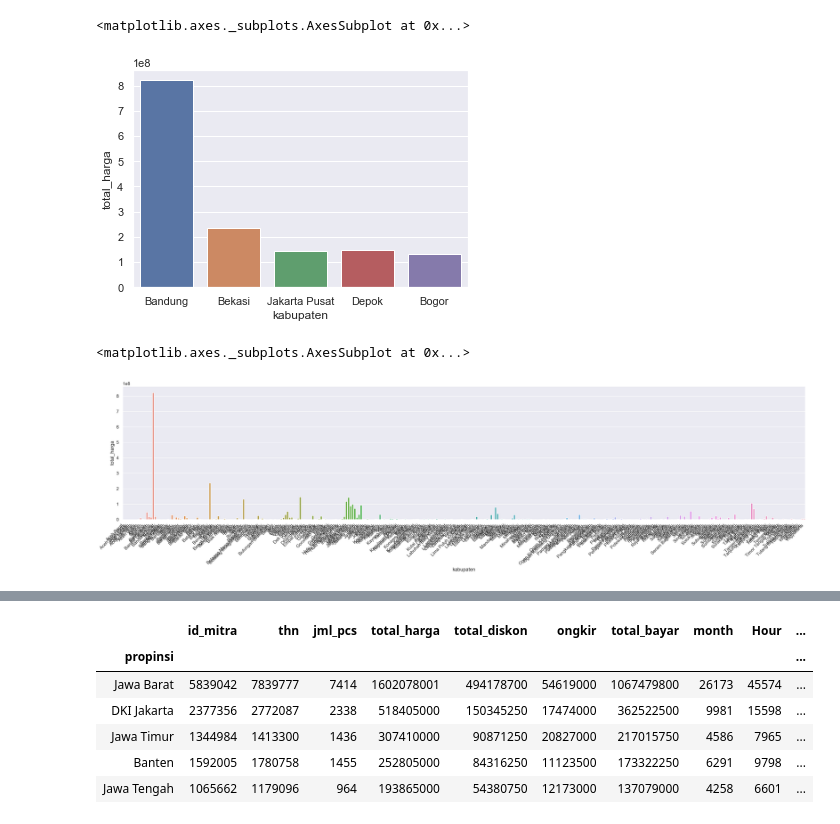
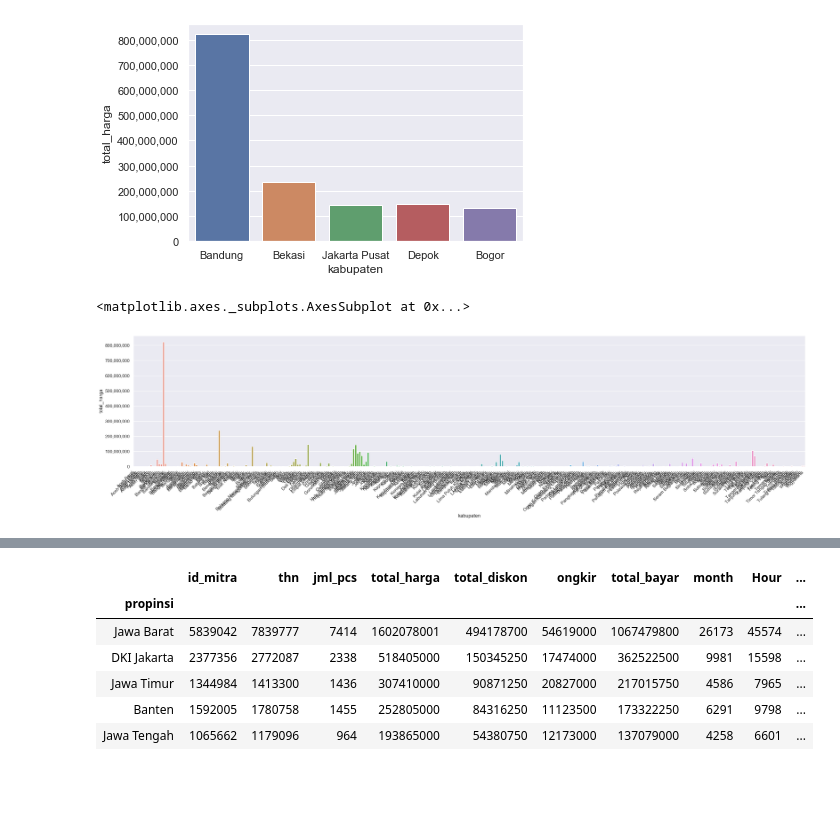
Before and after one commit to rifqisulistya/sales-analysis, a Jupyter notebook: Ammar.ipynb, the cells around one changed output, grey strips where cells are left out. Drawn from its saved outputs; the diff is of its cells as text; code cells hidden in the pictures; blank space fills up the shorter version.

```diff
--- a/Ammar.ipynb
+++ b/Ammar.ipynb
@@ -82,17 +85,18 @@ top5
 # %%
-sns.barplot(x=top5.index, y='total_harga', data=top5)
+top5_chart = sns.barplot(x=top5.index, y='total_harga', data=top5)
+top5_chart.get_yaxis().set_major_formatter(matplotlib.ticker.FuncFormatter(lambda x, p: format(int(x), ',')))
 # %% [output]
-<matplotlib.axes._subplots.AxesSubplot at 0x...>
-[figure, old version]
+[figure, new version]
 # %%
 figure(num=None, figsize=(30, 6), dpi=200, facecolor='w', edgecolor='k')
 kab_chart = sns.barplot(x=results_kab.index, y='total_harga', data=results_kab)
 kab_chart.set_xticklabels(kab_chart.get_xticklabels(), rotation=45, horizontalalignment='right')
+kab_chart.get_yaxis().set_major_formatter(matplotlib.ticker.FuncFormatter(lambda x, p: format(int(x), ',')))
 
 kab_chart
 # %% [output]
 <matplotlib.axes._subplots.AxesSubplot at 0x...>
-[figure, old version]
+[figure, new version]
 # %%
 all_data['Hour'] = pd.to_datetime(all_data['jam']).dt.hour
 all_data['Minute'] = pd.to_datetime(all_data['jam']).dt.minute
```
Also changed, not shown: parts of 15 cells of this notebook.
